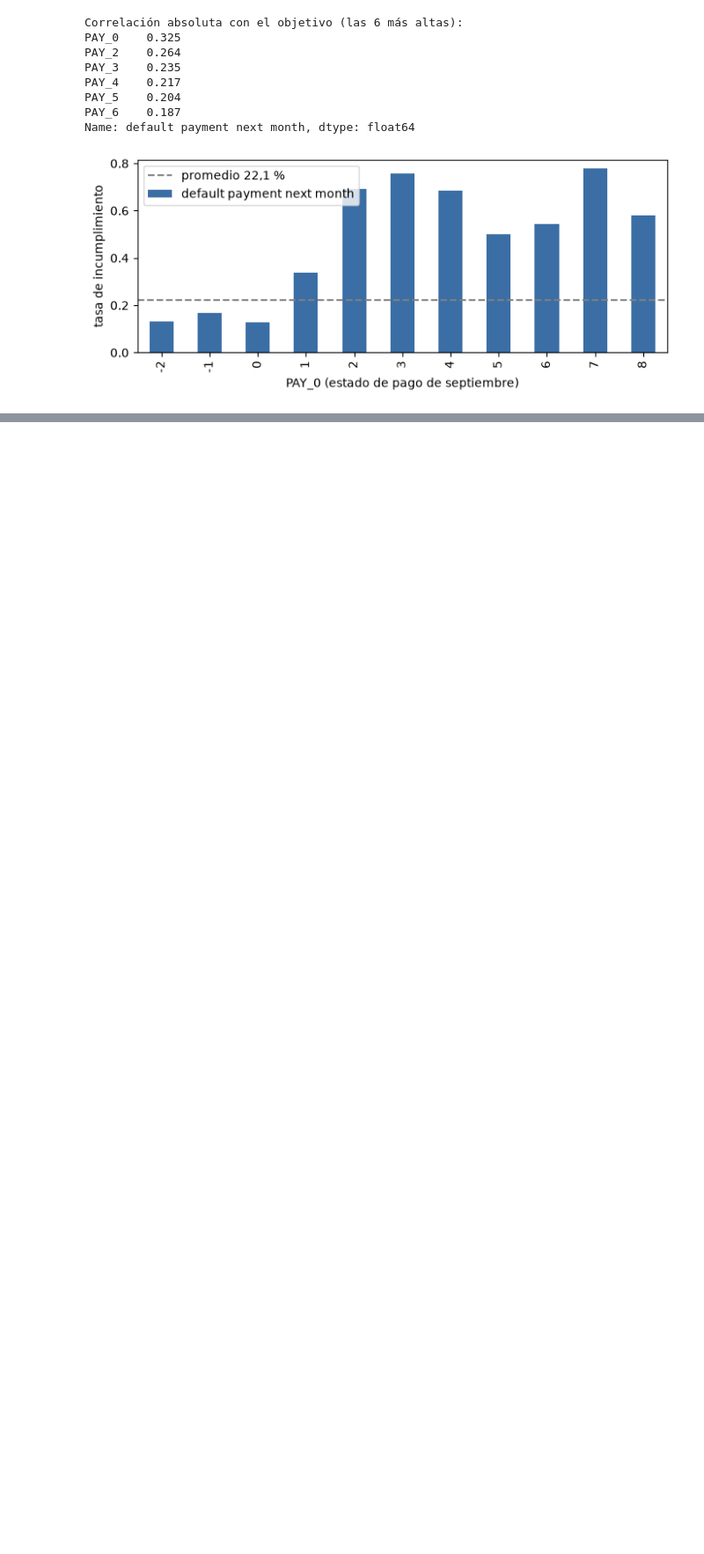
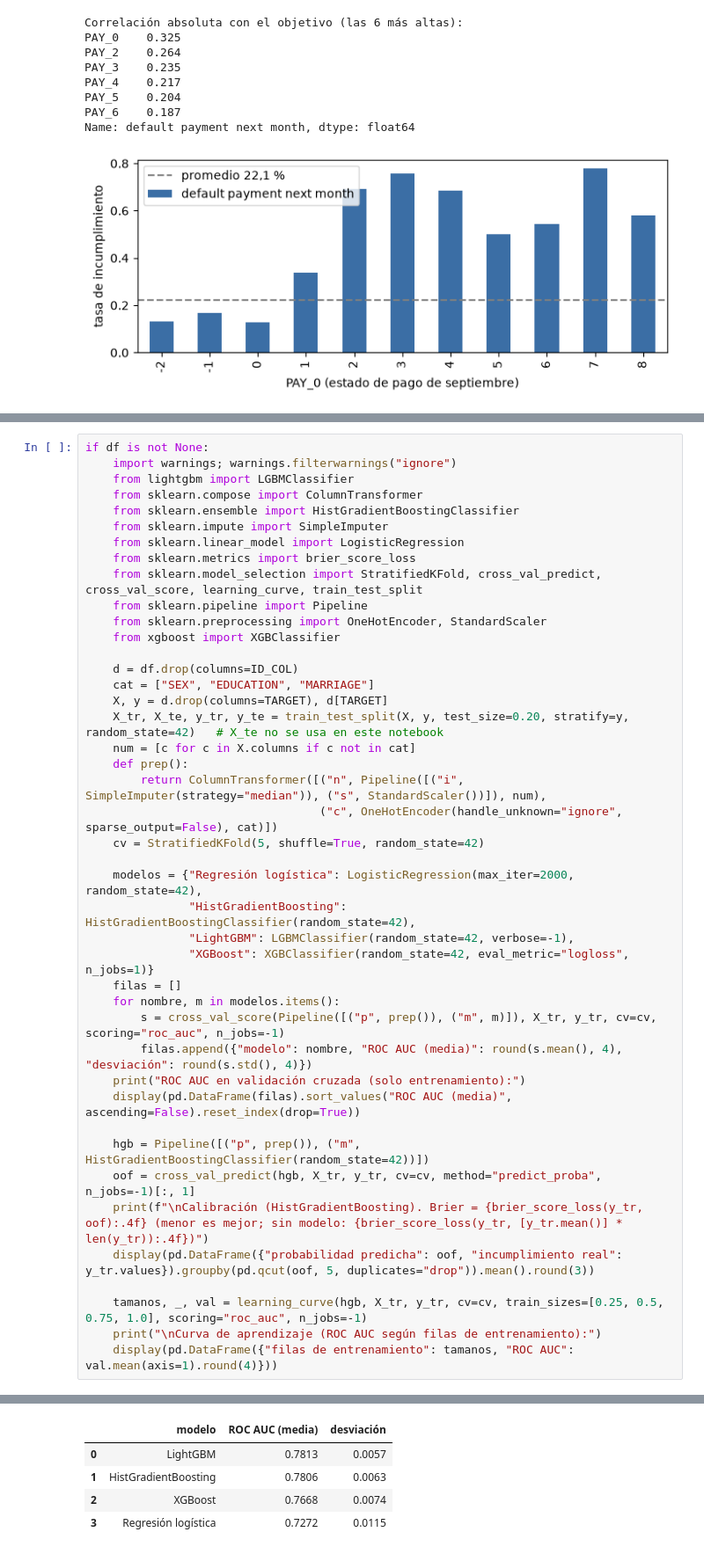
Before and after one commit to aforozco1808-dotcom/Laboratorio-de-an-lisis-avanzado-Grupo-6---RiskVision, a Jupyter notebook: notebooks/02_eda.ipynb, the cells around one changed output, grey strips where cells are left out. Shown at 88% size. Cells and saved outputs as stored; diff of their text form; blank space fills up the shorter version.

```diff
--- a/notebooks/02_eda.ipynb
+++ b/notebooks/02_eda.ipynb
@@ -271,0 +406,44 @@ Name: default payment next month, dtype: float64
+# %%
+if df is not None:
+    import warnings; warnings.filterwarnings("ignore")
+    from lightgbm import LGBMClassifier
+    from sklearn.compose import ColumnTransformer
+    from sklearn.ensemble import HistGradientBoostingClassifier
+    from sklearn.impute import SimpleImputer
+    from sklearn.linear_model import LogisticRegression
+    from sklearn.metrics import brier_score_loss
+    from sklearn.model_selection import StratifiedKFold, cross_val_predict, cross_val_score, learning_curve, train_test_split
+    from sklearn.pipeline import Pipeline
+    from sklearn.preprocessing import OneHotEncoder, StandardScaler
+    from xgboost import XGBClassifier
+
+    d = df.drop(columns=ID_COL)
+    cat = ["SEX", "EDUCATION", "MARRIAGE"]
+    X, y = d.drop(columns=TARGET), d[TARGET]
+    X_tr, X_te, y_tr, y_te = train_test_split(X, y, test_size=0.20, stratify=y, random_state=42)   # X_te no se usa en este notebook
+    num = [c for c in X.columns if c not in cat]
+    def prep():
+        return ColumnTransformer([("n", Pipeline([("i", SimpleImputer(strategy="median")), ("s", StandardScaler())]), num),
+                                  ("c", OneHotEncoder(handle_unknown="ignore", sparse_output=False), cat)])
+    cv = StratifiedKFold(5, shuffle=True, random_state=42)
+
+    modelos = {"Regresión logística": LogisticRegression(max_iter=2000, random_state=42),
+               "HistGradientBoosting": HistGradientBoostingClassifier(random_state=42),
+               "LightGBM": LGBMClassifier(random_state=42, verbose=-1),
+               "XGBoost": XGBClassifier(random_state=42, eval_metric="logloss", n_jobs=1)}
+    filas = []
+    for nombre, m in modelos.items():
+        s = cross_val_score(Pipeline([("p", prep()), ("m", m)]), X_tr, y_tr, cv=cv, scoring="roc_auc", n_jobs=-1)
+        filas.append({"modelo": nombre, "ROC AUC (media)": round(s.mean(), 4), "desviación": round(s.std(), 4)})
+    print("ROC AUC en validación cruzada (solo entrenamiento):")
+    display(pd.DataFrame(filas).sort_values("ROC AUC (media)", ascending=False).reset_index(drop=True))
+
+    hgb = Pipeline([("p", prep()), ("m", HistGradientBoostingClassifier(random_state=42))])
+    oof = cross_val_predict(hgb, X_tr, y_tr, cv=cv, method="predict_proba", n_jobs=-1)[:, 1]
+    print(f"\nCalibración (HistGradientBoosting). Brier = {brier_score_loss(y_tr, oof):.4f} (menor es mejor; sin modelo: {brier_score_loss(y_tr, [y_tr.mean()] * len(y_tr)):.4f})")
+    display(pd.DataFrame({"probabilidad predicha": oof, "incumplimiento real": y_tr.values}).groupby(pd.qcut(oof, 5, duplicates="drop")).mean().round(3))
+
+    tamanos, _, val = learning_curve(hgb, X_tr, y_tr, cv=cv, train_sizes=[0.25, 0.5, 0.75, 1.0], scoring="roc_auc", n_jobs=-1)
+    print("\nCurva de aprendizaje (ROC AUC según filas de entrenamiento):")
+    display(pd.DataFrame({"filas de entrenamiento": tamanos, "ROC AUC": val.mean(axis=1).round(4)}))
+# %% [output]
@@ -271,0 +451,5 @@ Name: default payment next month, dtype: float64
+|  | modelo | ROC AUC (media) | desviación |
+| 0 | LightGBM | 0.7813 | 0.0057 |
+| 1 | HistGradientBoosting | 0.7806 | 0.0063 |
+| 2 | XGBoost | 0.7668 | 0.0074 |
+| 3 | Regresión logística | 0.7272 | 0.0115 |
```
Also changed, not shown: parts of 36 cells of this notebook, 3 other files.
